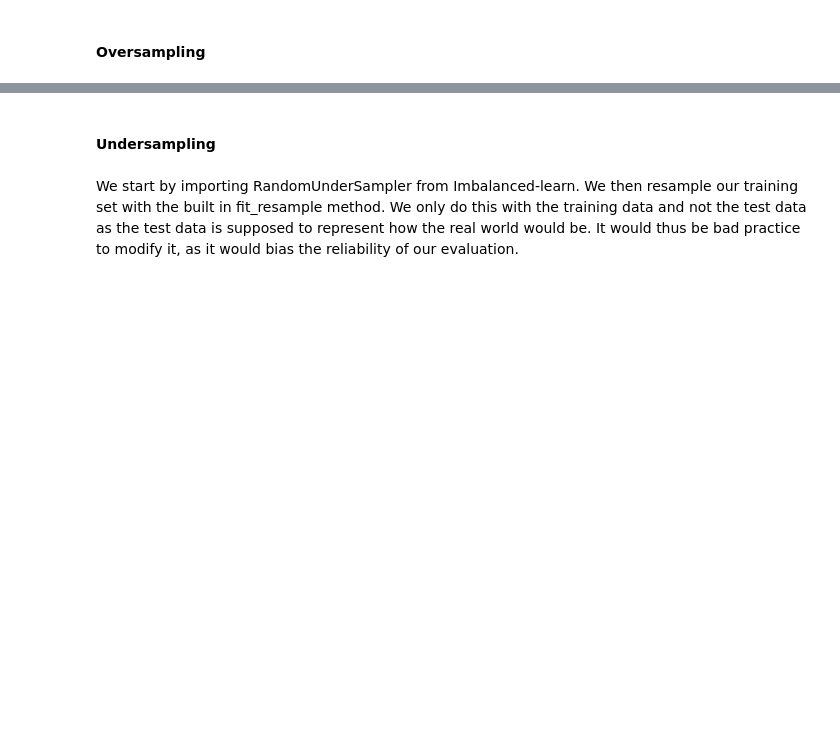
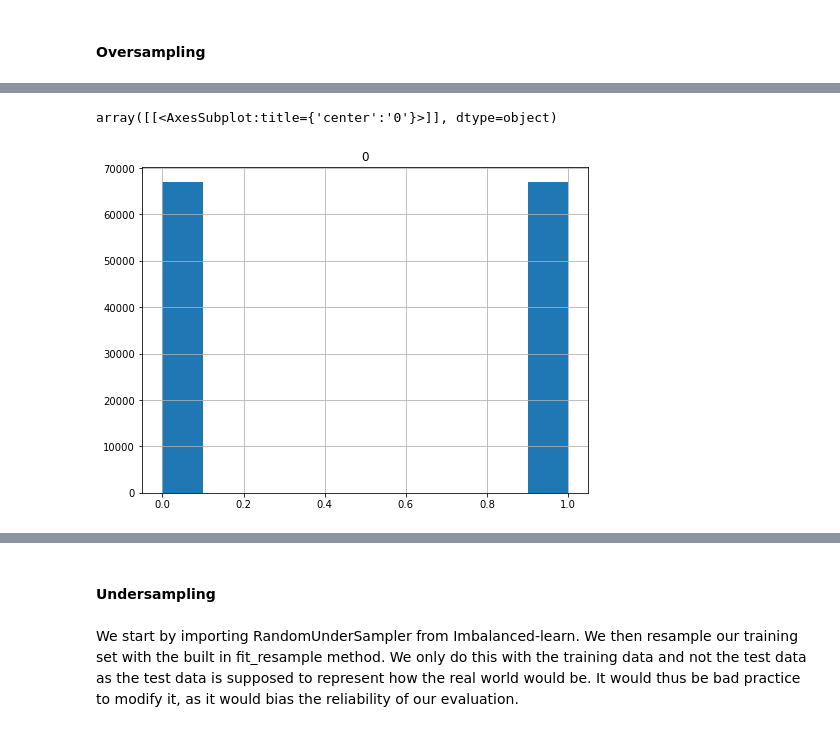
Before and after one commit to flaviagrasso/CSE204_Project, a Jupyter notebook: MachineLearningProject/MACHINE LEARNING PROJECT.ipynb, the cells around one changed output, grey strips where cells are left out. Drawn from its saved outputs; the diff is of its cells as text; code cells hidden in the pictures; blank space fills up the shorter version.

```diff
--- a/MachineLearningProject/MACHINE LEARNING PROJECT.ipynb
+++ b/MachineLearningProject/MACHINE LEARNING PROJECT.ipynb
@@ -417,0 +461,9 @@ We will now use the resampling technique, which consists of either undersampling
+# %%
+smote = SMOTE(random_state = 101)
+X_train_os, Y_train_os = smote.fit_resample(X_train, Y_train)
+# %%
+Y_os_pd = pd.DataFrame(Y_train_os)
+Y_os_pd.hist(figsize=(8,6))
+# %% [output]
+array([[<AxesSubplot:title={'center':'0'}>]], dtype=object)
+[figure, added]
```
Also changed, not shown: parts of 30 cells of this notebook.
